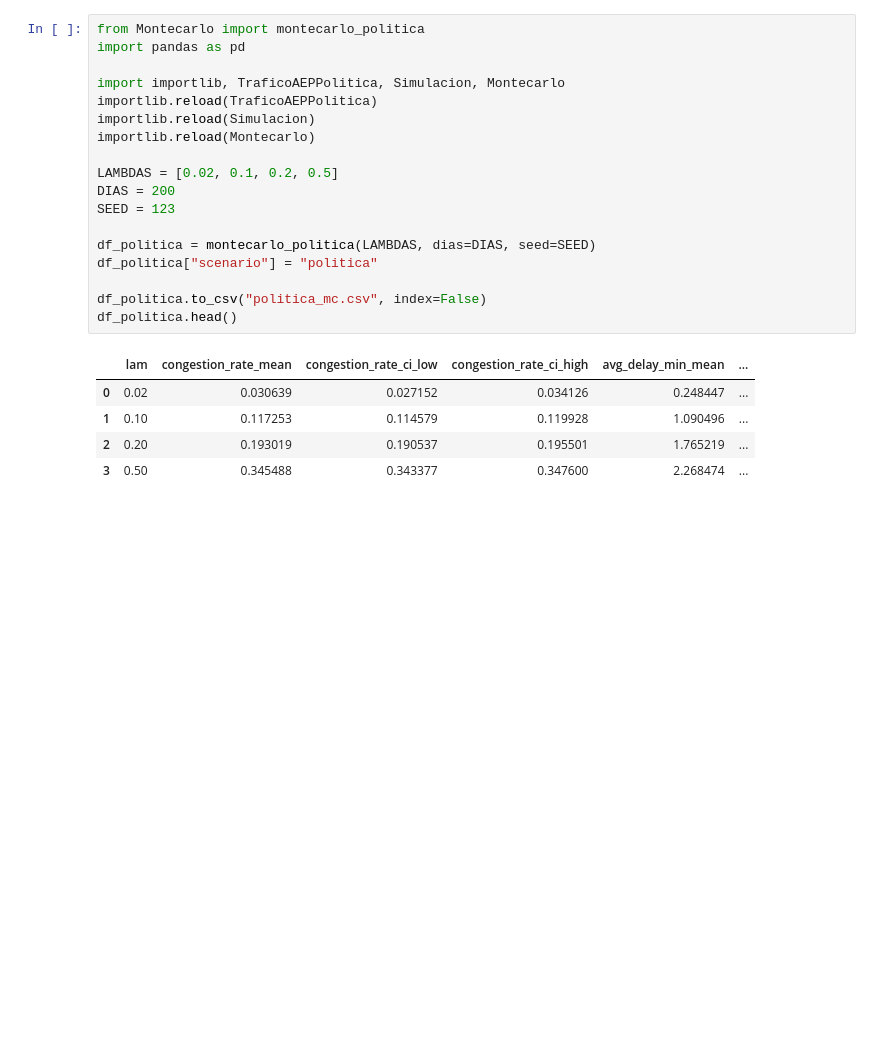
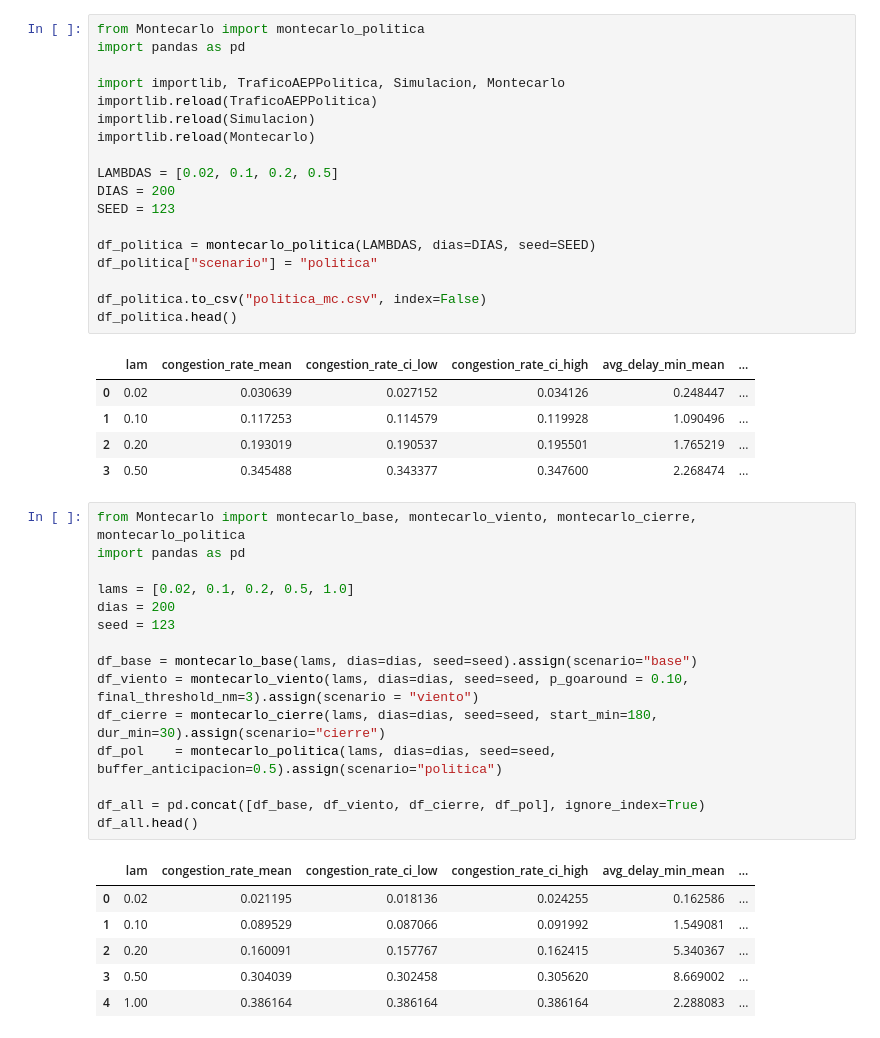
Before and after one commit to belenchen1/tp1-ACN, a Jupyter notebook: tp-nuevo/Experimentos.ipynb, the cells around one changed output. Drawn from its saved outputs; the diff is of its cells as text; blank space fills up the shorter version.

```diff
--- a/tp-nuevo/Experimentos.ipynb
+++ b/tp-nuevo/Experimentos.ipynb
@@ -207,3 +207,25 @@ df_politica.head()
 | 1 | 0.10 | 0.117253 | 0.114579 | 0.119928 | 1.090496 | ... |
 | 2 | 0.20 | 0.193019 | 0.190537 | 0.195501 | 1.765219 | ... |
 | 3 | 0.50 | 0.345488 | 0.343377 | 0.347600 | 2.268474 | ... |
+# %%
+from Montecarlo import montecarlo_base, montecarlo_viento, montecarlo_cierre, montecarlo_politica
+import pandas as pd
+
+lams = [0.02, 0.1, 0.2, 0.5, 1.0]
+dias = 200
+seed = 123
+
+df_base = montecarlo_base(lams, dias=dias, seed=seed).assign(scenario="base")
+df_viento = montecarlo_viento(lams, dias=dias, seed=seed, p_goaround = 0.10, final_threshold_nm=3).assign(scenario = "viento")
+df_cierre = montecarlo_cierre(lams, dias=dias, seed=seed, start_min=180, dur_min=30).assign(scenario="cierre")
+df_pol    = montecarlo_politica(lams, dias=dias, seed=seed, buffer_anticipacion=0.5).assign(scenario="politica")
+
+df_all = pd.concat([df_base, df_viento, df_cierre, df_pol], ignore_index=True)
+df_all.head()
+# %% [output]
+|  | lam | congestion_rate_mean | congestion_rate_ci_low | congestion_rate_ci_high | avg_delay_min_mean | ... |
+| 0 | 0.02 | 0.021195 | 0.018136 | 0.024255 | 0.162586 | ... |
+| 1 | 0.10 | 0.089529 | 0.087066 | 0.091992 | 1.549081 | ... |
+| 2 | 0.20 | 0.160091 | 0.157767 | 0.162415 | 5.340367 | ... |
+| 3 | 0.50 | 0.304039 | 0.302458 | 0.305620 | 8.669002 | ... |
+| 4 | 1.00 | 0.386164 | 0.386164 | 0.386164 | 2.288083 | ... |
```
Also changed, not shown: parts of 1 cell of this notebook, 4 other files.
